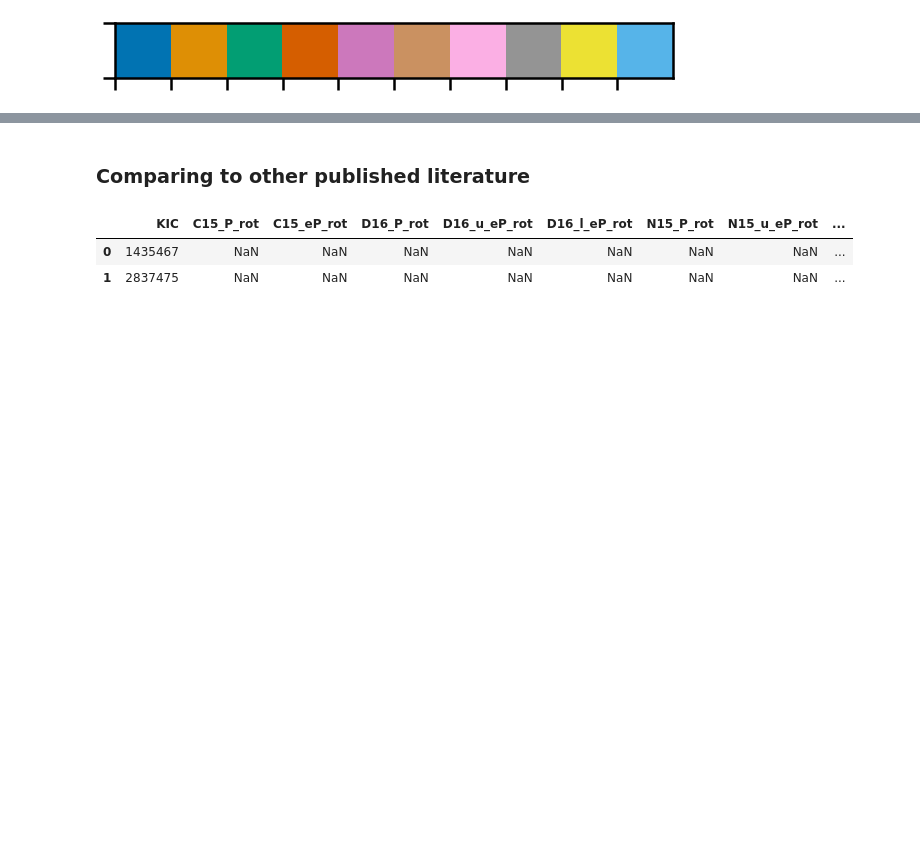
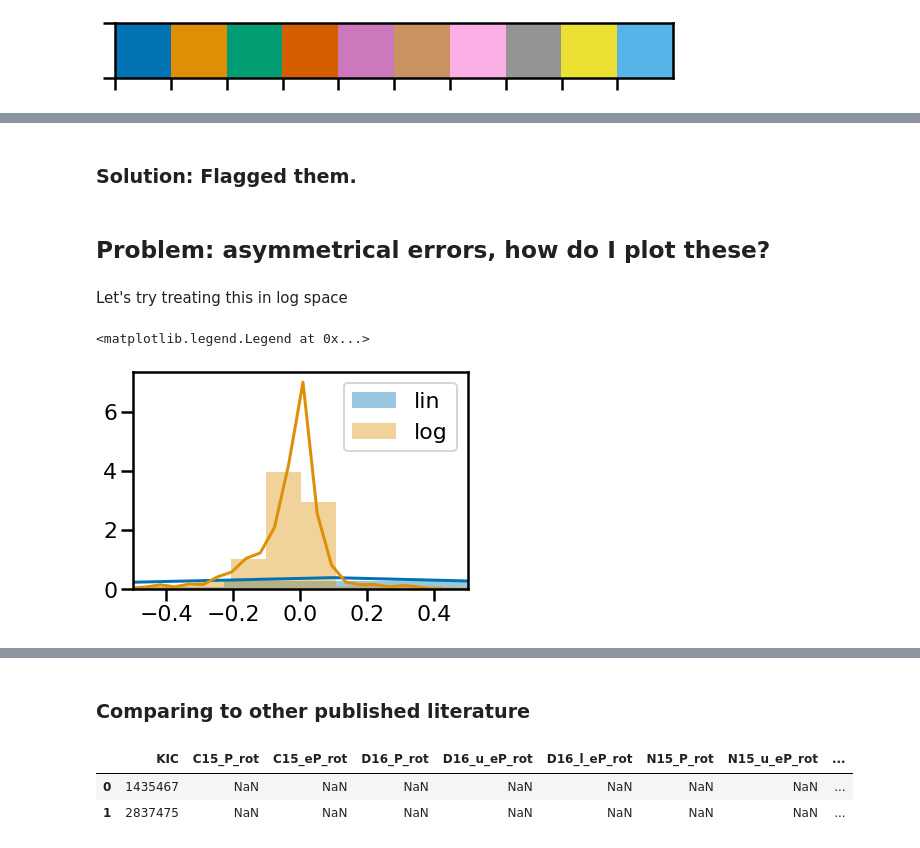
Before and after one commit to ojhall94/malatium, a Jupyter notebook: paper/literature_comparisons_alt.ipynb, the cells around one changed output, grey strips where cells are left out. Saved outputs shown, nothing was run; the diff lists cells and outputs as text; code cells hidden in the pictures; blank space fills up the shorter version.

```diff
--- a/paper/literature_comparisons_alt.ipynb
+++ b/paper/literature_comparisons_alt.ipynb
@@ -47,0 +50,4 @@ sns.palplot(cmap)
+# %%
+dP = ati['P'] / col['P']
+anom = ati[dP > 2]
+anom
@@ -47,0 +121,5 @@ sns.palplot(cmap)
+# %%
+dnus = ati['nus*'] / col['nus*']
+anom = ati[dnus > 5]
+anom['deg'] = np.rad2deg(anom.i)
+anom[['nus*','l_nus*','u_nus*','deg','P']]
@@ -47,0 +143,26 @@ sns.palplot(cmap)
+# %% [markdown]
+### Solution: Flagged them.
+# %%
+ati['exclude'] = np.zeros(len(ati))
+ati.loc[dP > 2, 'exclude'] = 1
+ati.loc[dnus > 5, 'exclude'] = 2
+# %% [markdown]
+## Problem: asymmetrical errors, how do I plot these?
+# %% [markdown]
+Let's try treating this in log space
+# %%
+ati['logP'] = np.log(ati.P)
+ati['uplogP'] = np.log(ati.P + ati.u_P) - ati.logP
+ati['lologP'] = ati.logP - np.log(ati.P - ati.l_P)
+
+col['logP'] = np.log(col.P)
+col['uplogP'] = np.log(col.P + col.u_P) - col.logP
+col['lologP'] = col.logP - np.log(col.P - col.l_P)
+# %%
+sns.distplot(ati.u_P.values - ati.l_P.values, label='lin')
+sns.distplot(ati.uplogP.values - ati.lologP.values, label='log')
+plt.xlim(-0.5, 0.5)
+plt.legend()
+# %% [output]
+<matplotlib.legend.Legend at 0x...>
+[figure, added]
```
Also changed, not shown: parts of 23 cells of this notebook, 6 other files.
